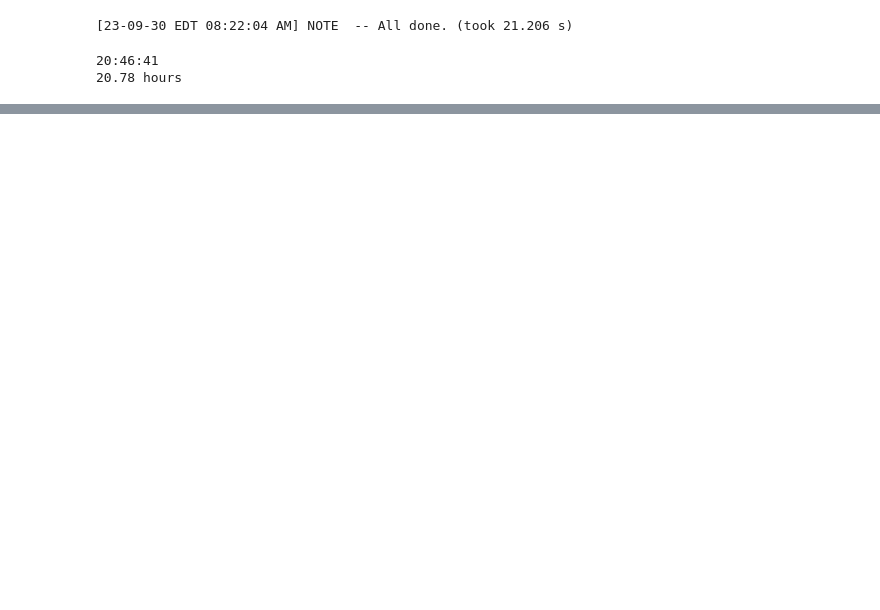
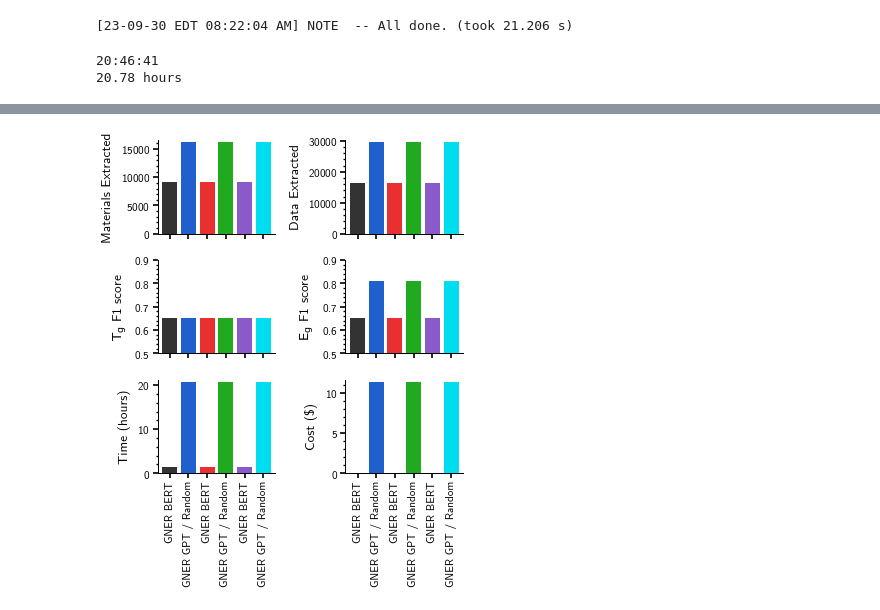
Before and after one commit to Ramprasad-Group/PromptDataExtraction, a Jupyter notebook: notebooks/Analyze-Select-1k.ipynb, the cells around one changed output, grey strips where cells are left out. Saved outputs shown, nothing was run; the diff lists cells and outputs as text; code cells hidden in the pictures; blank space fills up the shorter version.

Commit message:
Add performance-cost plot

```diff
--- a/notebooks/Analyze-Select-1k.ipynb
+++ b/notebooks/Analyze-Select-1k.ipynb
@@ -341,0 +345,12 @@ postgres.disconnect()
+# %%
+data = Frame()
+data.add(name='GNER BERT', materials=9106, properties=16368, hours=1.34, cost=0.0, Tg=0.65, Eg=0.65)
+data.add(name='GNER GPT / Random', materials=16191, properties=29516, hours=20.78, cost=11.42, Tg=0.65, Eg=0.81)
+data.add(name='GNER BERT', materials=9106, properties=16368, hours=1.34, cost=0.0, Tg=0.65, Eg=0.65)
+data.add(name='GNER GPT / Random', materials=16191, properties=29516, hours=20.78, cost=11.42, Tg=0.65, Eg=0.81)
+data.add(name='GNER BERT', materials=9106, properties=16368, hours=1.34, cost=0.0, Tg=0.65, Eg=0.65)
+data.add(name='GNER GPT / Random', materials=16191, properties=29516, hours=20.78, cost=11.42, Tg=0.65, Eg=0.81)
+# data.add(name='GNER LlaMa', materials=9106, properties=16368, hours=1.34, cost=0.0, Tg=0.65, Eg=0.65)
+
+metrics = data.df.set_index('name')
+metrics
@@ -341,0 +366,43 @@ postgres.disconnect()
+# %%
+plt.rcParams['font.family'] = 'cursive'
+colors = ["#333", "#2060cc", "#e93030", "#20aa20", "#8a5aca", "#00ddee", "m", "#e4a635"][:metrics.shape[0]]
+
+fig, axes = plt.subplots(3, 2, figsize=(3.25, 4), sharex=True)
+axes = axes.flatten()
+
+barprops = dict(color=colors, align='center', width=0.8)
+
+ax = axes[0]
+metrics['materials'].plot.bar(ax=ax, **barprops)
+ax.set(ylabel='Materials Extracted')
+
+ax = axes[1]
+metrics['properties'].plot.bar(ax=ax, **barprops)
+ax.set(ylabel='Data Extracted')
+
+ax = axes[2]
+metrics['Tg'].plot.bar(ax=ax, **barprops)
+ax.set(ylabel='$T_g$ F1 score', ylim=(0.5, 0.9))
+
+ax = axes[3]
+metrics['Eg'].plot.bar(ax=ax, **barprops)
+ax.set(ylabel='$E_g$ F1 score', ylim=(0.5, 0.9))
+
+ax = axes[4]
+metrics['hours'].plot.bar(ax=ax, **barprops)
+ax.set(ylabel='Time (hours)')
+
+ax = axes[5]
+metrics['cost'].plot.bar(ax=ax, **barprops)
+ax.set(ylabel='Cost (\$)')
+
+
+for ax in axes.flatten():
+    ax.set(xlabel='')
+    ax.tick_params(axis='x', which='minor', bottom=False)
+
+plt.tight_layout()
+plt.savefig("notebooks/Selec1k-Bars.eps")
+plt.show()
+# %% [output]
+[figure, added]
```
Also changed, not shown: parts of 8 cells of this notebook, 1 other file.
